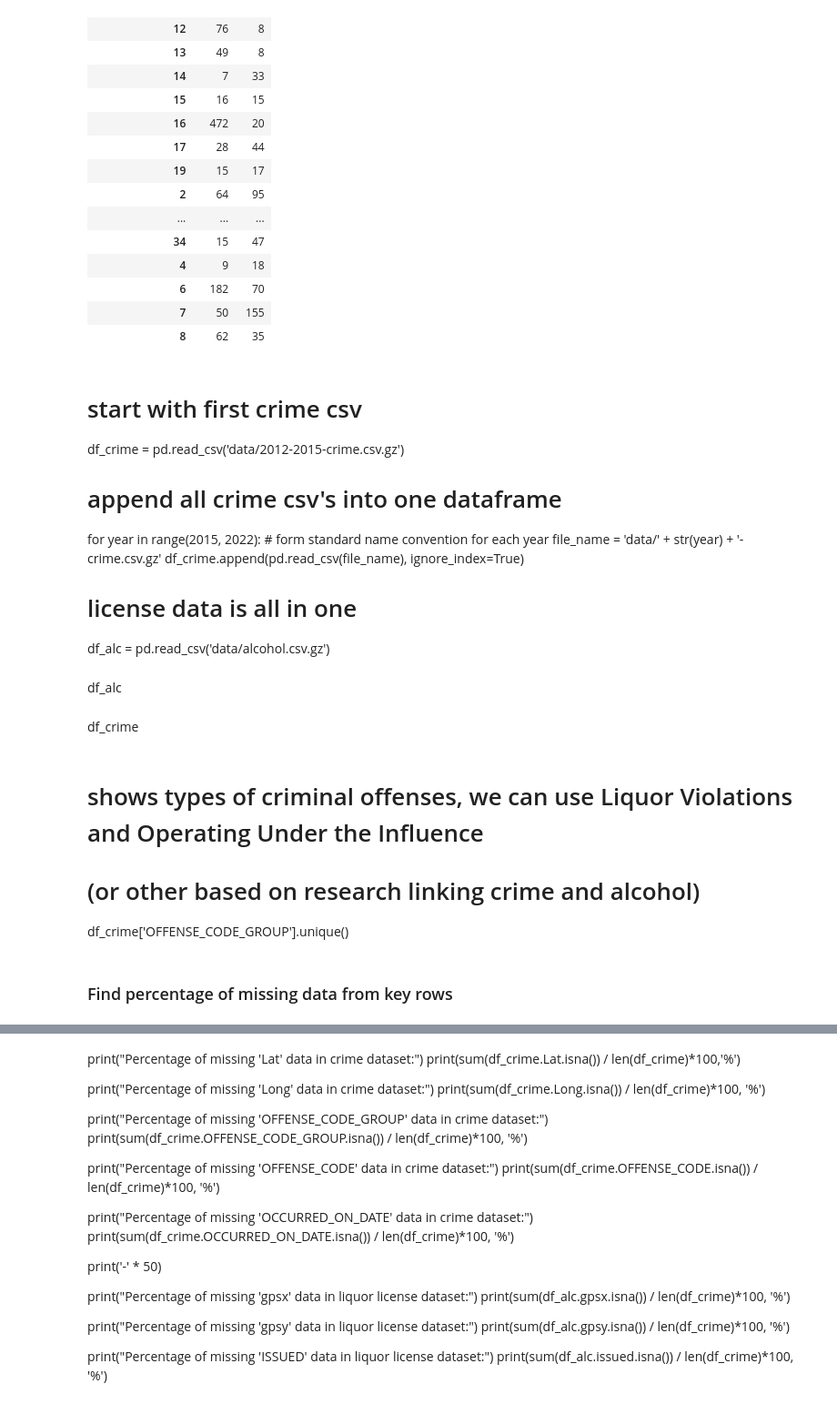
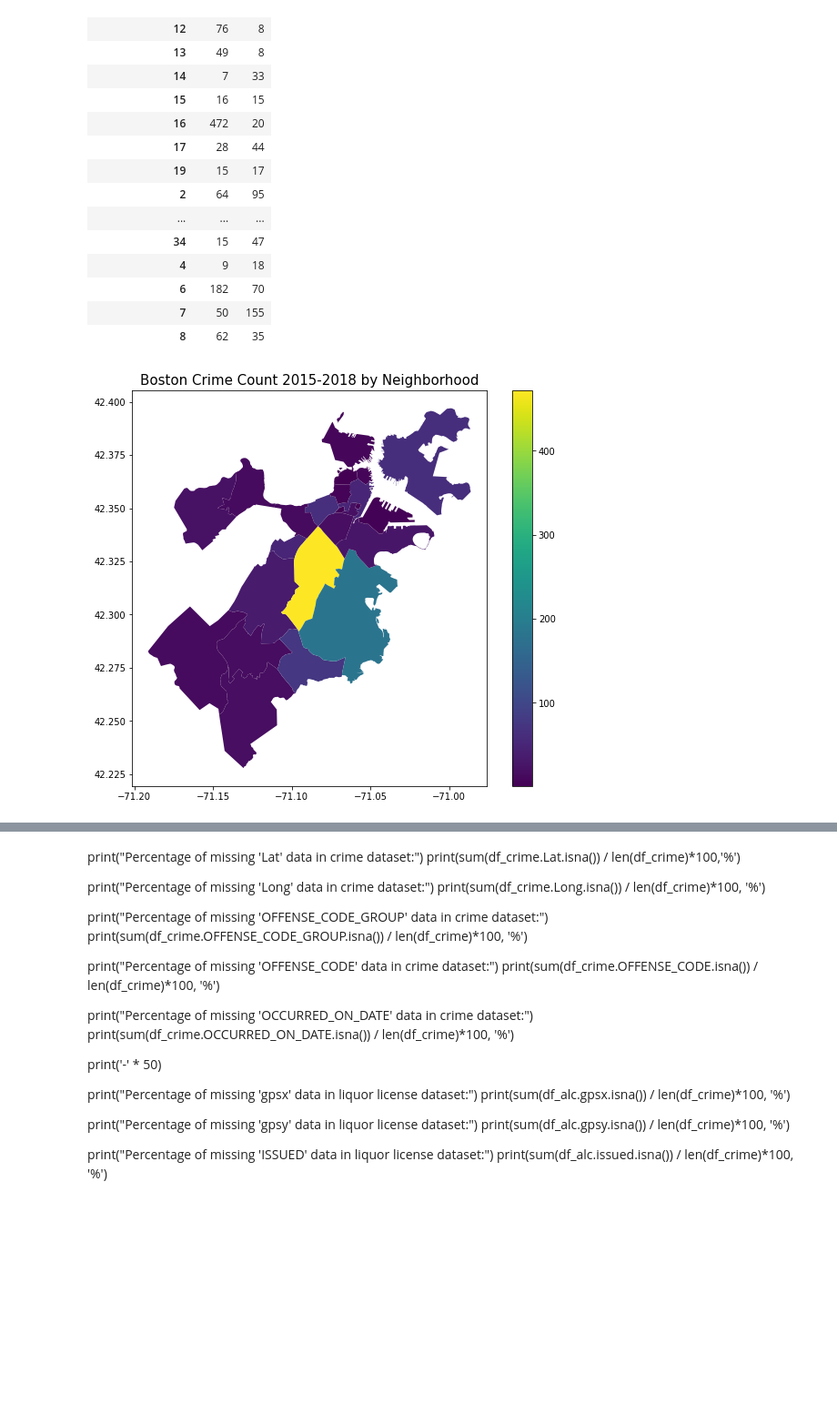
Before and after one commit to pickdani/Bostonography-Final, a Jupyter notebook: data-manipulation.ipynb, the cells around one changed output, grey strips where cells are left out. Shown at 91% size. Drawn from its saved outputs; the diff is of its cells as text; code cells hidden in the pictures; blank space fills up the shorter version.

Commit message:
add two maps one for crime count, one for bar count

```diff
--- a/data-manipulation.ipynb
+++ b/data-manipulation.ipynb
@@ -139,6 +142,7 @@ Name: license_num, dtype: int64
 Note: crime_count is not counting offenses from outside of Boston
 # %%
 crime_count = crime.groupby(by=['Neighborhood_ID']).count()['OFFENSE_CODE']
+crime_count = crime_count.rename('crime_count')
 crime_count
 # %% [output]
 Neighborhood_ID
@@ -186,25 +190,10 @@ combined_df
 | 6 | 182 | 70 |
 | 7 | 50 | 155 |
 | 8 | 62 | 35 |
-# %% [markdown]
-# start with first crime csv
-df_crime = pd.read_csv('data/2012-2015-crime.csv.gz')
-
-# append all crime csv's into one dataframe
-for year in range(2015, 2022):
-    # form standard name convention for each year
-    file_name = 'data/' + str(year) + '-crime.csv.gz'
-    df_crime.append(pd.read_csv(file_name), ignore_index=True)
-
-# license data is all in one
-df_alc = pd.read_csv('data/alcohol.csv.gz')
-# %% [markdown]
-df_alc
-# %% [markdown]
-df_crime
-# %% [markdown]
-# shows types of criminal offenses, we can use Liquor Violations and Operating Under the Influence
-# (or other based on research linking crime and alcohol)
-df_crime['OFFENSE_CODE_GROUP'].unique()
-# %% [markdown]
-### Find percentage of missing data from key rows
+# %%
+crime_map = pd.merge(nb, crime_count, on="Neighborhood_ID")
+crime_map.plot(column = 'crime_count', legend=True, figsize=(10,8))
+plt.title('Boston Crime Count 2015-2018 by Neighborhood', fontsize = 15)
+plt.show()
+# %% [output]
+[figure, added]
```
Also changed, not shown: parts of 7 cells of this notebook.
